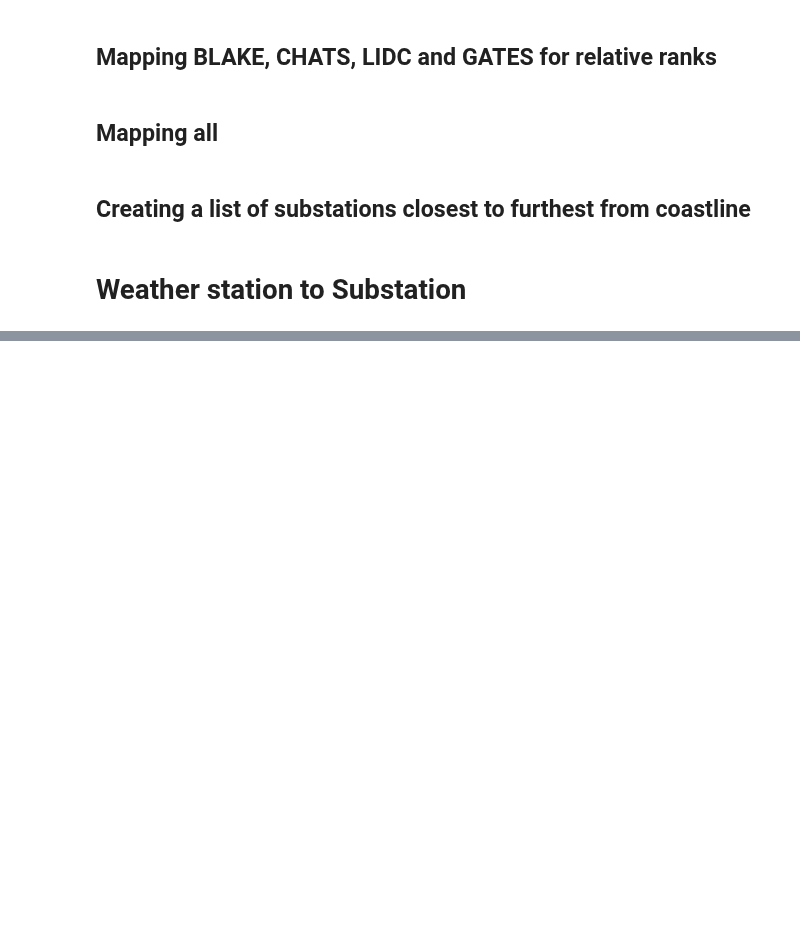
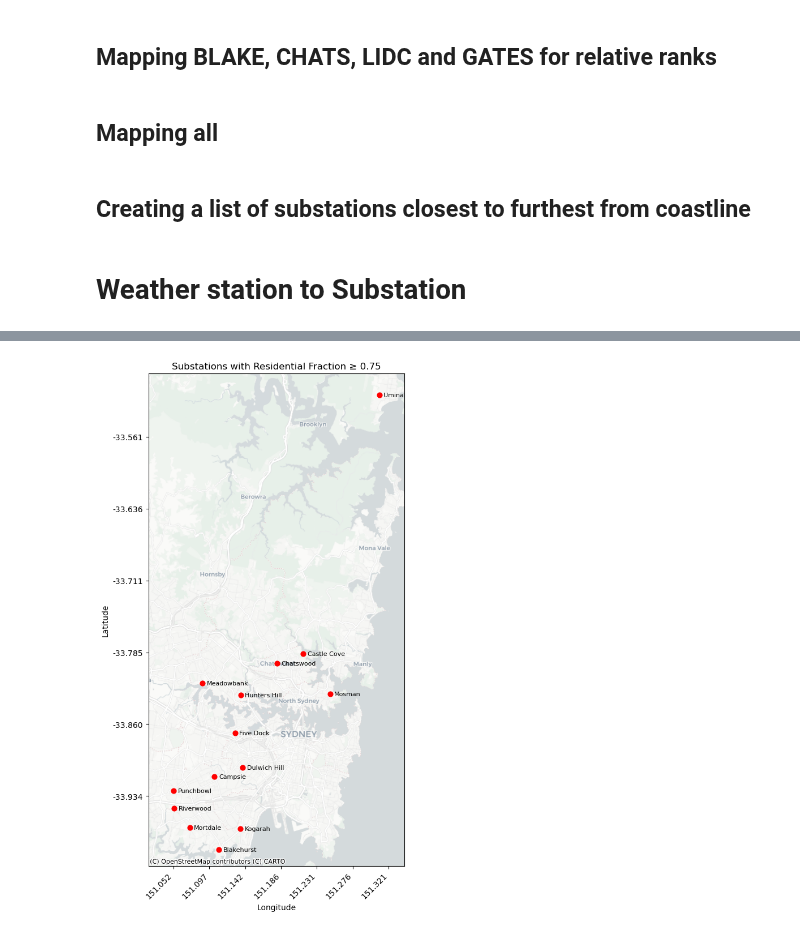
Before and after one commit to 21centuryweather/aus_substation_electricity, a Jupyter notebook: pia_notebooks/NSW_data/substation_location.ipynb, the cells around one changed output, grey strips where cells are left out. Saved outputs shown, nothing was run; the diff lists cells and outputs as text; code cells hidden in the pictures; blank space fills up the shorter version.

```diff
--- a/pia_notebooks/NSW_data/substation_location.ipynb
+++ b/pia_notebooks/NSW_data/substation_location.ipynb
@@ -333,0 +366,87 @@ unique_ids.to_csv(
+# %%
+import geopandas as gpd
+import matplotlib.pyplot as plt
+import contextily as ctx
+import pyproj
+import numpy as np
+from matplotlib.ticker import FixedLocator
+
+# -----------------------------
+# Filter data
+# -----------------------------
+high_res = info[info["Residential"] >= 0.75].copy()
+
+# -----------------------------
+# Convert to GeoDataFrame
+# -----------------------------
+gdf = gpd.GeoDataFrame(
+    high_res,
+    geometry=gpd.points_from_xy(high_res.longitude, high_res.latitude),
+    crs="EPSG:4326"
+).to_crs("EPSG:3857")
+
+# -----------------------------
+# Plot (auto-zoom)
+# -----------------------------
+fig, ax = plt.subplots(figsize=(8, 10))
+gdf.plot(ax=ax, color="red", markersize=40)
+
+# -----------------------------
+# Labels (600 m to the right)
+# -----------------------------
+x_offset = 600  # metres
+
+for _, row in gdf.iterrows():
+    ax.text(
+        row.geometry.x + x_offset,
+        row.geometry.y,
+        row["Name"],
+        fontsize=8,
+        ha="left",
+        va="center"
+    )
+
+# Basemap
+ctx.add_basemap(ax, source=ctx.providers.CartoDB.Positron)
+
+# --- Compute true bounds of the filtered substations ---
+xmin, ymin, xmax, ymax = gdf.total_bounds
+
+# --- Apply a small zoom-out buffer (in metres, EPSG:3857) ---
+x_buffer = 3500        # slight horizontal zoom-out
+y_buffer_top = 3000    # a bit more room above Umina
+y_buffer_bottom = 800  # minimal room below
+
+extra_bottom = 1500
+
+ax.set_xlim(xmin - x_buffer, xmax + x_buffer)
+ax.set_ylim(ymin - (y_buffer_bottom + extra_bottom), ymax + y_buffer_top)
+
+# -----------------------------
+# Tick conversion (AFTER padding)
+# -----------------------------
+xticks_3857 = ax.get_xticks()
+yticks_3857 = ax.get_yticks()
+
+to_lonlat = pyproj.Transformer.from_crs("EPSG:3857", "EPSG:4326", always_xy=True)
+
+lon_ticks, _ = to_lonlat.transform(xticks_3857, np.zeros_like(xticks_3857))
+_, lat_ticks = to_lonlat.transform(np.zeros_like(yticks_3857), yticks_3857)
+
+ax.xaxis.set_major_locator(FixedLocator(xticks_3857))
+ax.yaxis.set_major_locator(FixedLocator(yticks_3857))
+
+ax.set_xticklabels([f"{lon:.3f}" for lon in lon_ticks])
+ax.set_yticklabels([f"{lat:.3f}" for lat in lat_ticks])
+
+plt.setp(ax.get_xticklabels(), rotation=45, ha="right")
+
+
+ax.set_xlabel("Longitude")
+ax.set_ylabel("Latitude")
+plt.title("Substations with Residential Fraction ≥ 0.75")
+
+plt.tight_layout()
+plt.show()
+# %% [output]
+[figure, added]
```
Also changed, not shown: parts of 5 cells of this notebook, 2 other files.
